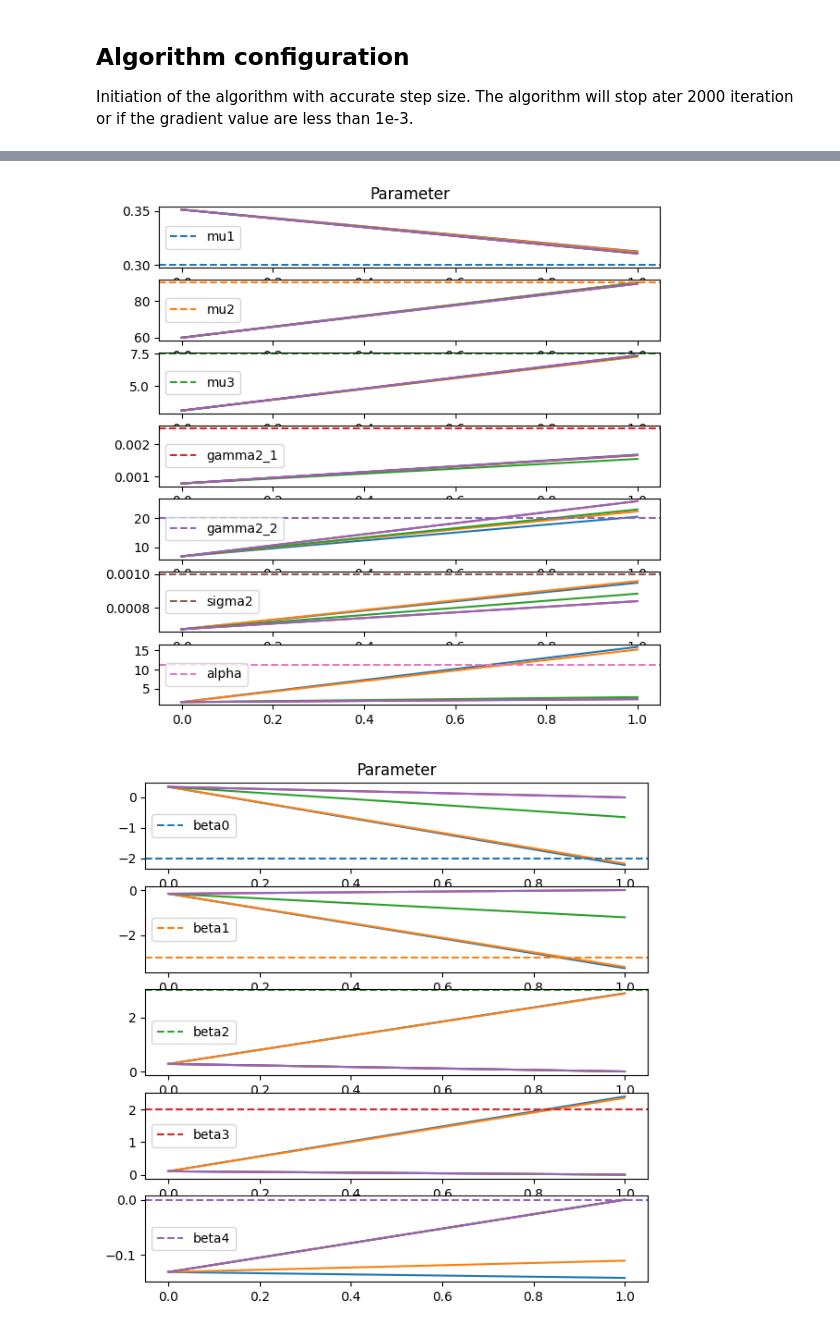
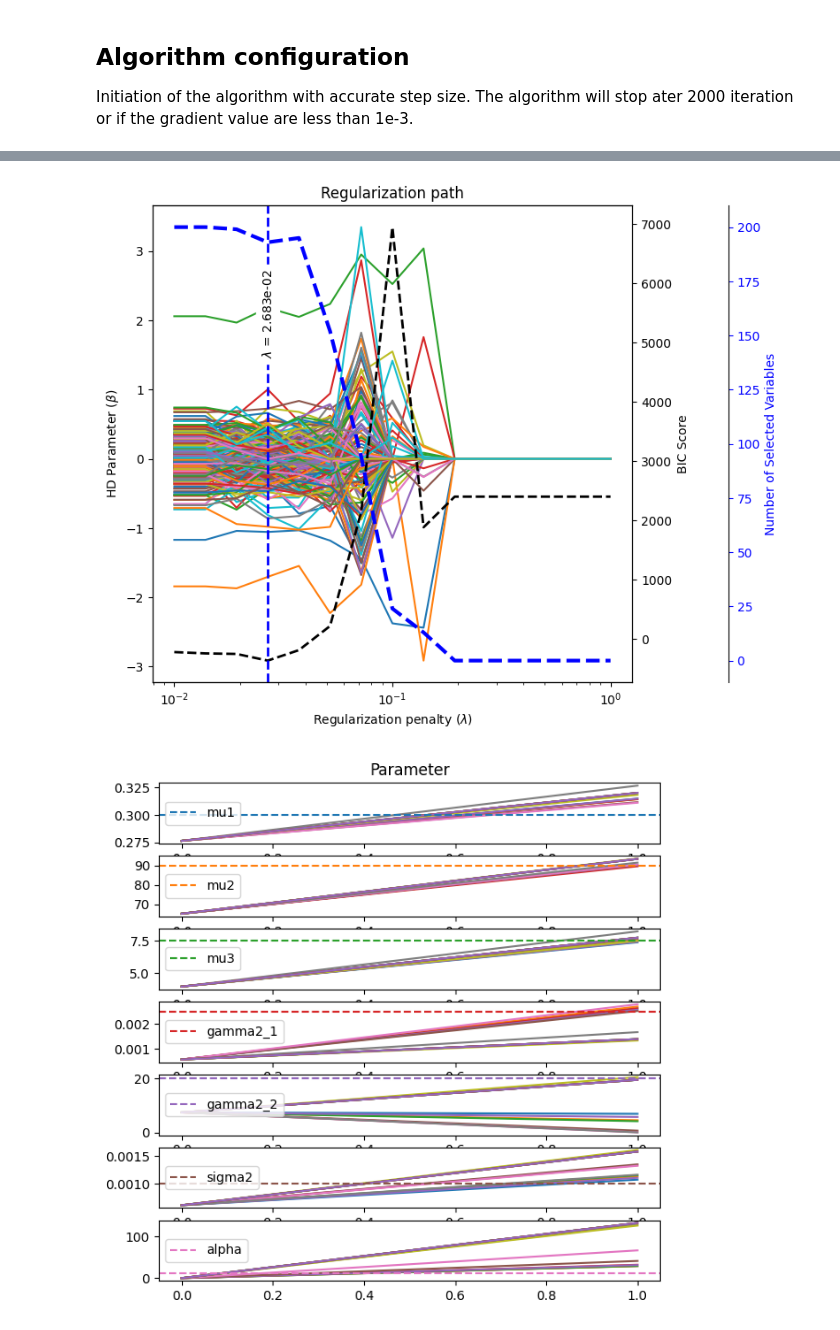
Before and after one commit to caillebotteAntoine/sdg4varselect, a Jupyter notebook: results/reg_path/new_regularization_path.ipynb, the cells around one changed output, grey strips where cells are left out. Cells and saved outputs as stored; diff of their text form; code cells hidden in the pictures.

```diff
--- a/results/reg_path/new_regularization_path.ipynb
+++ b/results/reg_path/new_regularization_path.ipynb
@@ -27,7 +29,7 @@ where : $m(t_j; \varphi_i) = \frac{\varphi_{1,i}}{1+\exp\left(\frac{\varphi_{2,i
 from sdg4varselect.logistic import Logistic_JM
 from sdg4varselect.data_handler import DataHandler
 
-model = Logistic_JM(N=50, J=5, DIM_HD=5)
+model = Logistic_JM(N=100, J=5, DIM_HD=200)
 
 # Simulation parameter
 params_star = model.new_params(
@@ -38,7 +40,9 @@ params_star = model.new_params(
     gamma2_2=20,
     sigma2=0.001,
     alpha=11.11,
-    beta=jnp.concatenate([jnp.array([-2, -3, 3, 2]), jnp.zeros(shape=(model.DIM_HD-4,))] )
+    beta=jnp.concatenate(
+        [jnp.array([-2, -3, 3, 2]), jnp.zeros(shape=(model.DIM_HD - 4,))]
+    ),
 )
 
 obs, sim = model.sample(params_star, jrd.PRNGKey(0), weibull_censoring_loc=7700)
@@ -118,7 +146,28 @@ ax.legend()
+# %%
+fig, axs = sdgplt.plot_reg_path(
+    lbd_set, [r[1] for r in reg_path], bic_selection, model.DIM_HD
+)
+ax, ax_bic = axs
+
+ax_num = ax.twinx()
+ax_num.plot(
+    lbd_set,
+    [(r[1].theta[-1, 7:] != 0).sum() for r in reg_path],
+    color="blue",
+    linestyle="--",
+    linewidth=3,
+)
+ax_num.spines.right.set_position(("axes", 1.2))
+ax_num.tick_params(axis="y", colors="blue")
+ax_num.set(ylabel="Number of Selected Variables")
+ax_num.yaxis.label.set_color("blue")
+# %% [output]
+[figure, added]
 # %%
-_ = sdgplt.plot_theta([r[0] for r in reg_path], model.DIM_LD, params_star, model.params_names)
-_ = sdgplt.plot_theta_HD([r[0] for r in reg_path], model.DIM_LD, params_star, model.params_names)
+_ = sdgplt.plot_theta(
+    [r[0] for r in reg_path], model.DIM_LD, params_star, model.params_names
+)
+# _ = sdgplt.plot_theta_HD([r[0] for r in reg_path], model.DIM_LD, params_star, model.params_names)
 # %% [output]
-[figure, old version]
+[figure, new version]
-[figure, removed]
 # %%
```
Also changed, not shown: parts of 13 cells of this notebook, 5 other files.
